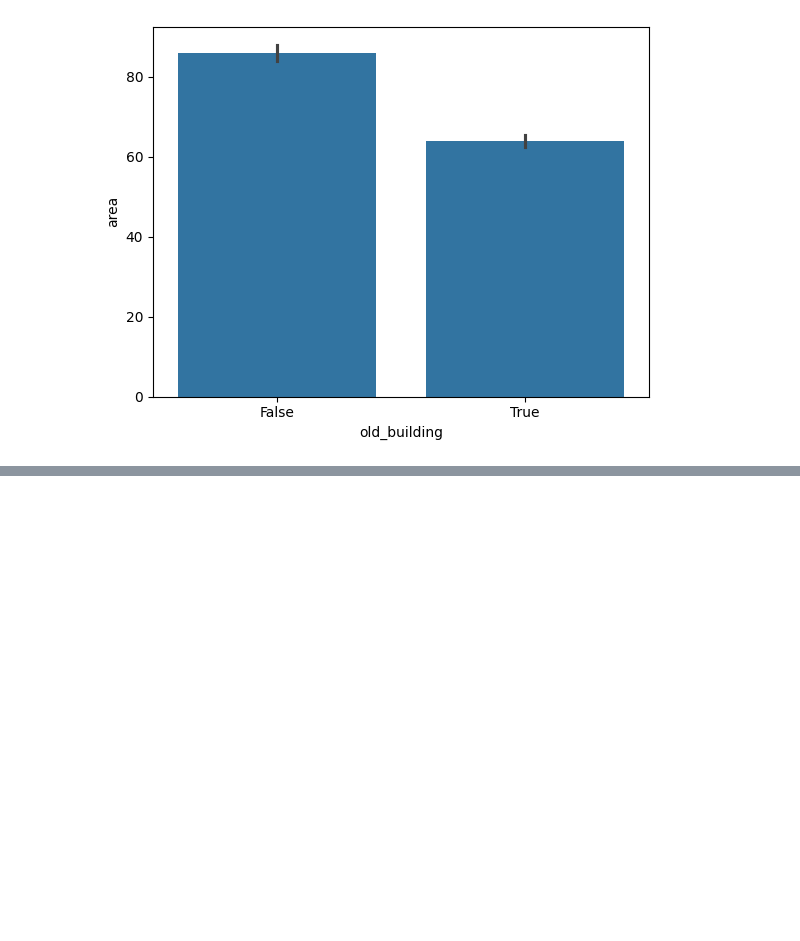
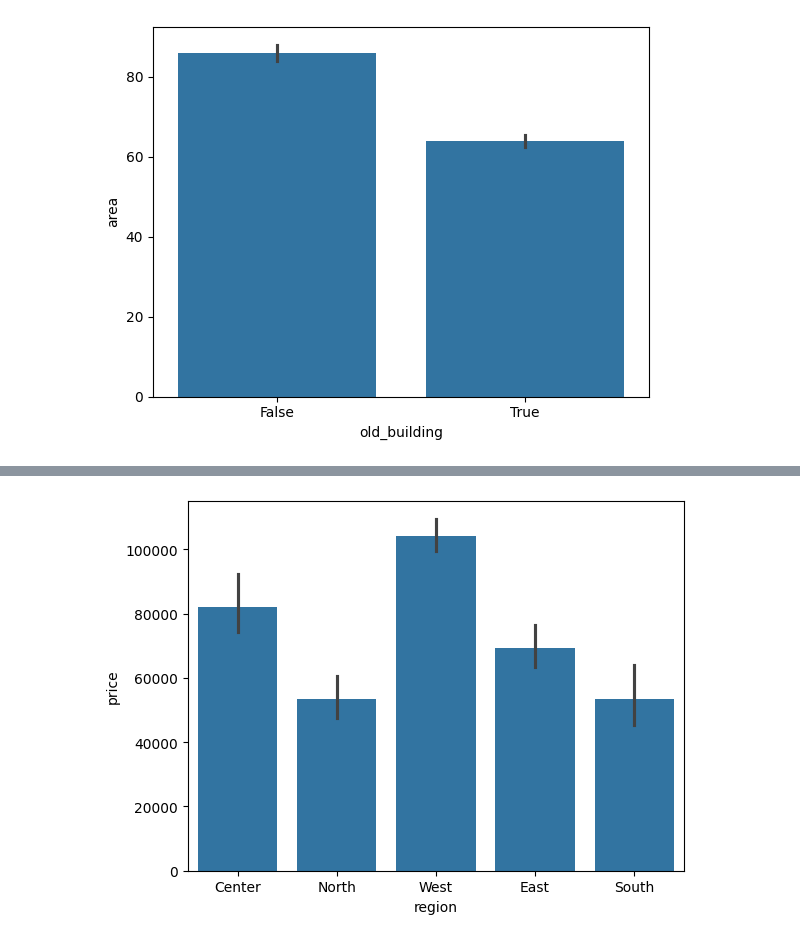
Before and after one commit to YESosnovska/apartaments-prices-analysis, a Jupyter notebook: plotting.ipynb, the cells around one changed output, grey strips where cells are left out. Drawn from its saved outputs; the diff is of its cells as text; code cells hidden in the pictures; blank space fills up the shorter version.

```diff
--- a/plotting.ipynb
+++ b/plotting.ipynb
@@ -33,0 +49,7 @@ plt.show()
+# %%
+df_without_kyiv = flats[flats["city"] != "Kyiv"]
+
+sns.barplot(data=df_without_kyiv, x="region", y="price")
+plt.show()
+# %% [output]
+[figure, added]
```
Also changed, not shown: parts of 13 cells of this notebook.
